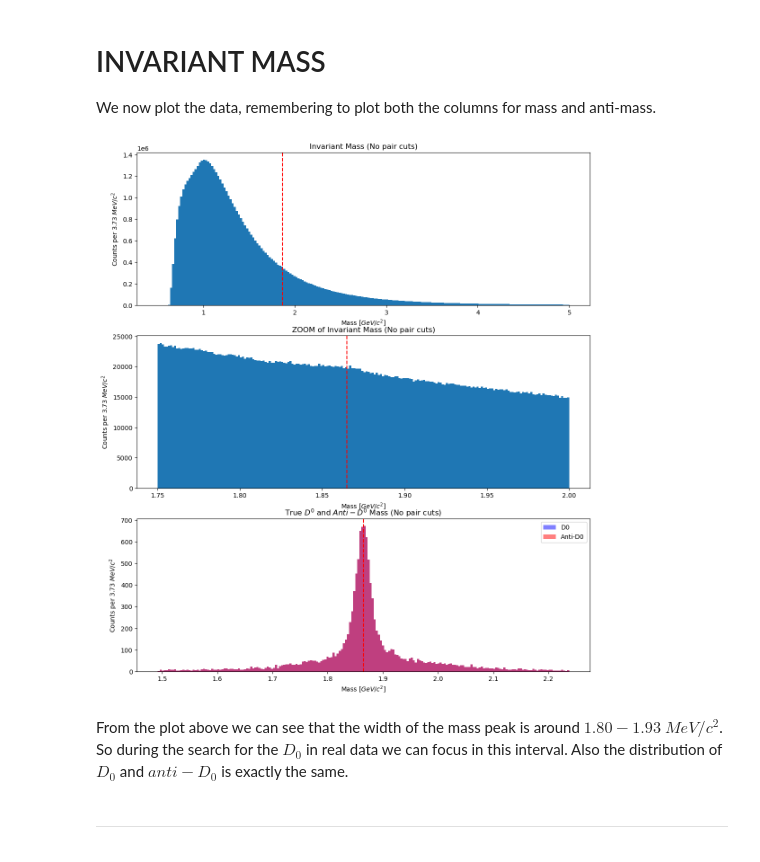
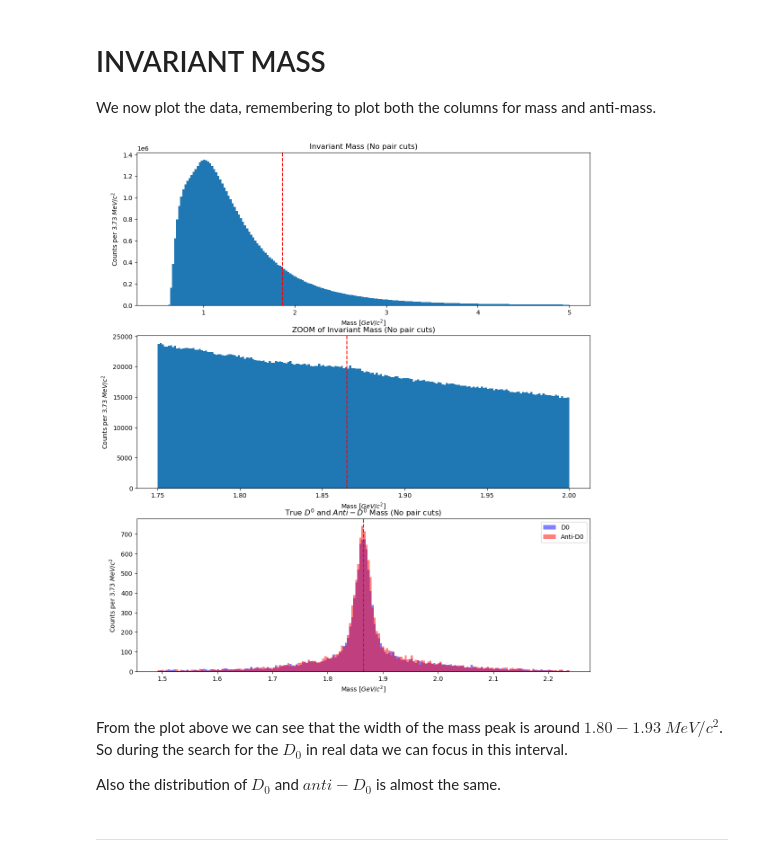
Before and after one commit to LeoPi314/LCPB_Project, a Jupyter notebook: MC_cut_analysis.ipynb, the cells around one changed output. Cells and saved outputs as stored; diff of their text form; code cells hidden in the pictures.

```diff
--- a/MC_cut_analysis.ipynb
+++ b/MC_cut_analysis.ipynb
@@ -203,38 +203,39 @@ axs[0].hist( data, bins=N_BINS, range=(0.5, 5))
 axs[0].axvline(x=m_d0, color="red", ls='--')
 axs[0].set_xlabel("Mass [$GeV/c^2$]")
 axs[0].set_ylabel(f"Counts per {((MAX_MASS-MIN_MASS)/N_BINS)*1000:.2f} $MeV/c^2$")
 axs[0].set_title("Invariant Mass (No pair cuts)")
 #axs[0].set_xticks( np.arange(0, 8) )
 
 # ZOOM OF GLOBAL PLOT
 data = np.concatenate( [final_results["inv_mass"].values, final_results["anti_mass"].values] )
 axs[1].hist( data, bins=N_BINS, range=(1.75, 2))
 axs[1].axvline(x=m_d0, color="red", ls='--')
 axs[1].set_xlabel("Mass [$GeV/c^2$]")
 axs[1].set_ylabel(f"Counts per {((MAX_MASS-MIN_MASS)/N_BINS)*1000:.2f} $MeV/c^2$")
 axs[1].set_title("ZOOM of Invariant Mass (No pair cuts)")
 #axs[1].set_xticks( np.arange(0, 8) )
 
 # PLOTTING TRUE D0 and TRUE anti-D0 FROM MC INFO
 data = np.concatenate([ final_results.loc[mask_true_d0, "inv_mass"].values, final_results.loc[mask_true_d0, "anti_mass"].values ])
 axs[2].hist( data , bins=N_BINS, range=(MIN_MASS, MAX_MASS), color="blue", alpha=0.5, label="D0")
-data = np.concatenate([final_results.loc[mask_true_d0, "inv_mass"].values, final_results.loc[mask_true_d0, "anti_mass"].values])
+data = np.concatenate([final_results.loc[mask_true_anti_d0, "inv_mass"].values, final_results.loc[mask_true_anti_d0, "anti_mass"].values])
 axs[2].hist( data , bins=N_BINS, range=(MIN_MASS, MAX_MASS), color="red", alpha=0.5, label="Anti-D0")
 axs[2].axvline(x=m_d0, color="red", ls='--')
 axs[2].set_xlabel("Mass [$GeV/c^2$]")
 axs[2].set_ylabel(f"Counts per {((MAX_MASS-MIN_MASS)/N_BINS)*1000:.2f} $MeV/c^2$")
 axs[2].set_title("True $D^0$ and $Anti-D^0$ Mass (No pair cuts)")
 axs[2].legend()
 #axs[2].set_xticks( np.arange(1.6, 2.2, 0.05) )
 
 del data
 #plt.savefig("D0_Mass_MC.png")
 plt.show()
 # %% [output]
-[figure, old version]
+[figure, new version]
 # %% [markdown]
 From the plot above we can see that the width of the mass peak is around $1.80-1.93$ $MeV/c^2$. So during the search for the $D_0$ in real data we can focus in this interval.
-Also the distribution of $D_0$ and $anti-D_0$ is exactly the same.
+
+Also the distribution of $D_0$ and $anti-D_0$ is almost the same.
 # %% [markdown]
 ---
 # %% [markdown]
```
Also changed, not shown: parts of 50 cells of this notebook.
